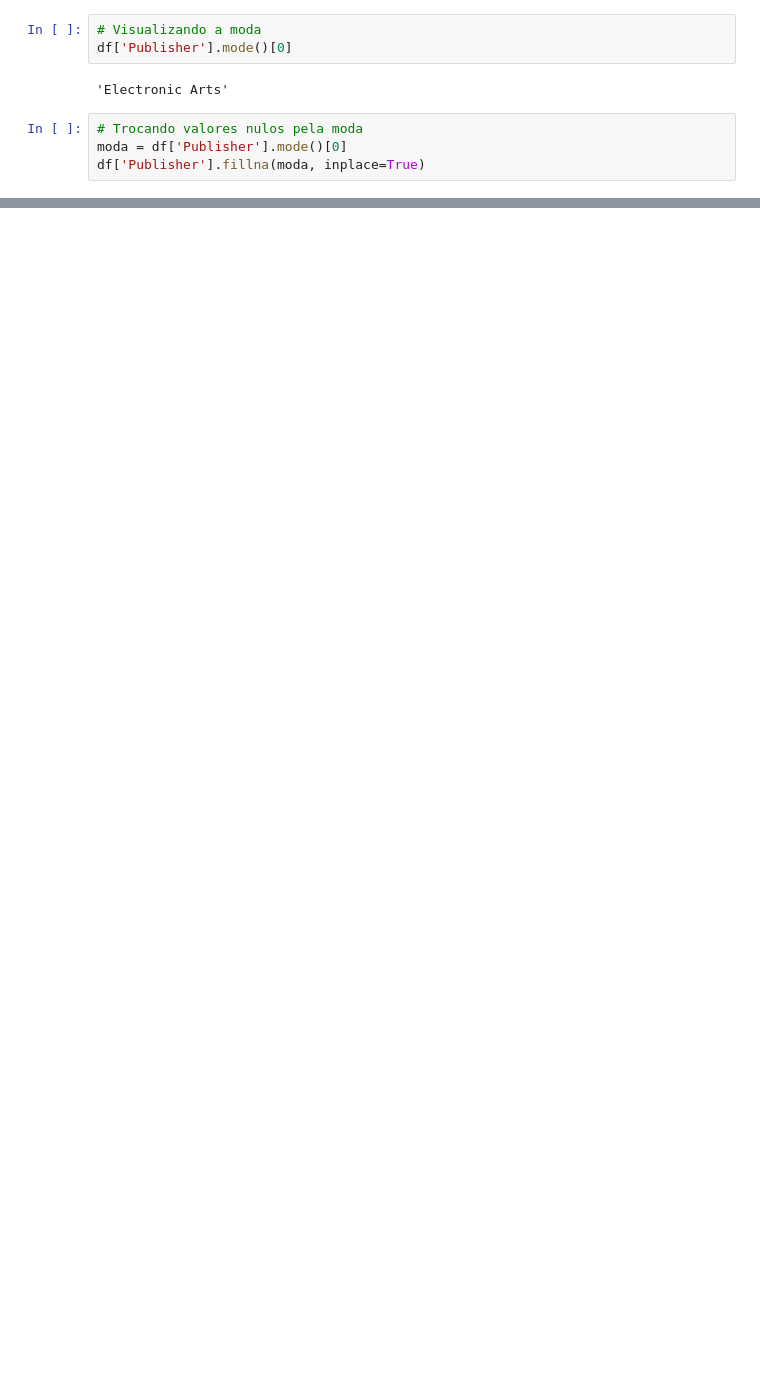
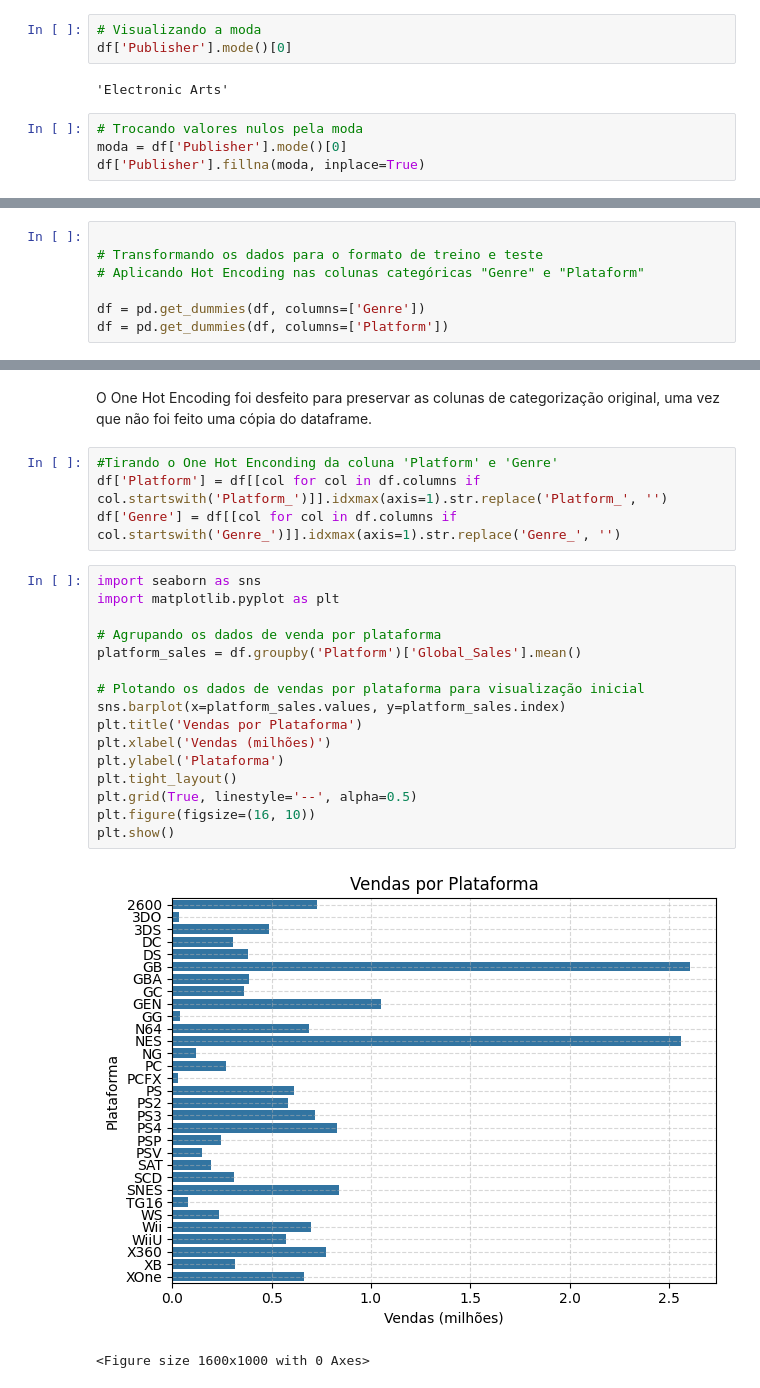
Before and after one commit to RosettiBR/ETL-Video-Game-Sales, a Jupyter notebook: main.ipynb, the cells around one changed output, grey strips where cells are left out. Cells and saved outputs as stored; diff of their text form; blank space fills up the shorter version.

```diff
--- a/main.ipynb
+++ b/main.ipynb
@@ -171,0 +205,7 @@ print(top_20)
+# %%
+
+# Transformando os dados para o formato de treino e teste
+# Aplicando Hot Encoding nas colunas categóricas "Genre" e "Plataform"
+
+df = pd.get_dummies(df, columns=['Genre'])
+df = pd.get_dummies(df, columns=['Platform'])
@@ -171,0 +251,25 @@ print(top_20)
+# %% [markdown]
+O One Hot Encoding foi desfeito para preservar as colunas de categorização original, uma vez que não foi feito uma cópia do dataframe.
+# %%
+#Tirando o One Hot Enconding da coluna 'Platform' e 'Genre'
+df['Platform'] = df[[col for col in df.columns if col.startswith('Platform_')]].idxmax(axis=1).str.replace('Platform_', '')
+df['Genre'] = df[[col for col in df.columns if col.startswith('Genre_')]].idxmax(axis=1).str.replace('Genre_', '')
+# %%
+import seaborn as sns
+import matplotlib.pyplot as plt
+
+# Agrupando os dados de venda por plataforma
+platform_sales = df.groupby('Platform')['Global_Sales'].mean()
+
+# Plotando os dados de vendas por plataforma para visualização inicial
+sns.barplot(x=platform_sales.values, y=platform_sales.index)
+plt.title('Vendas por Plataforma')
+plt.xlabel('Vendas (milhões)')
+plt.ylabel('Plataforma')
+plt.tight_layout()
+plt.grid(True, linestyle='--', alpha=0.5)
+plt.figure(figsize=(16, 10))
+plt.show()
+# %% [output]
+[figure, added]
+<Figure size 1600x1000 with 0 Axes>
```
Also changed, not shown: parts of 17 cells of this notebook, 2 other files.
